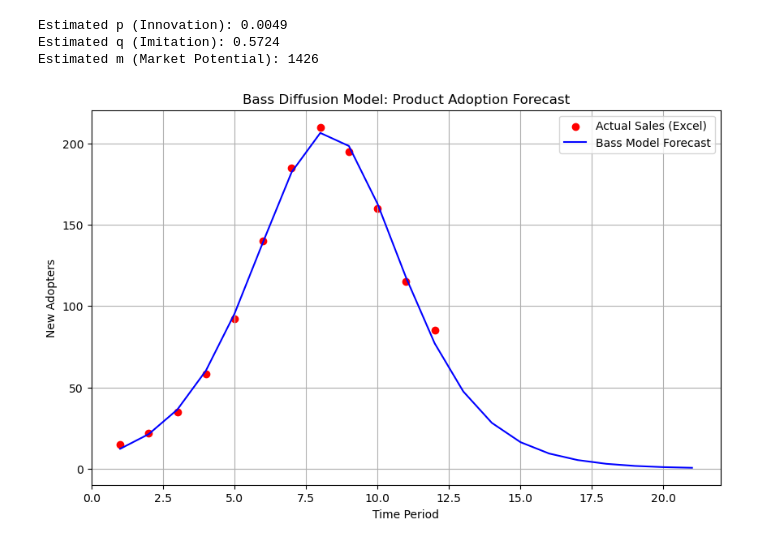
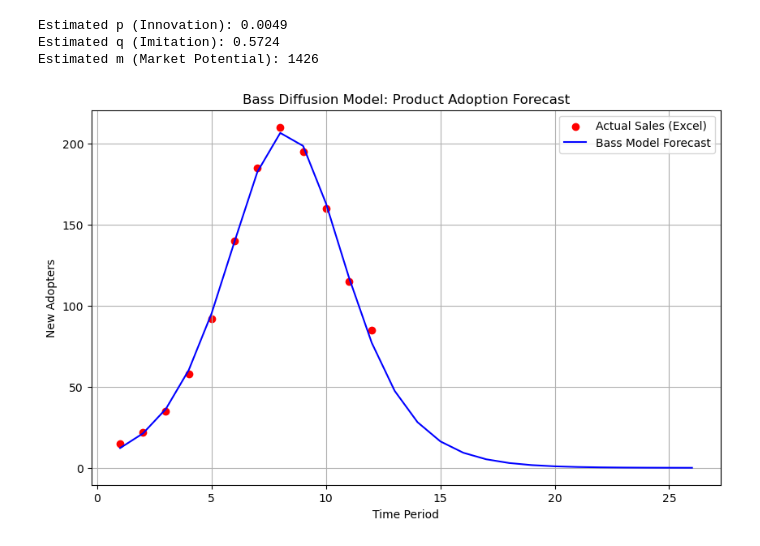
Before and after one commit to pradipk7700-cell/Mechanical-Optimization, a Jupyter notebook: Bass difusion example.ipynb, the cells around one changed output. Saved outputs shown, nothing was run; the diff lists cells and outputs as text; code cells hidden in the pictures.

```diff
--- a/Bass difusion example.ipynb
+++ b/Bass difusion example.ipynb
@@ -4,14 +4,12 @@ import numpy as np
 import matplotlib.pyplot as plt
 from scipy.optimize import curve_fit
 
-# 1. Load your data from the E: drive
-# Ensure the file is in your 'NCSU Spring '26/Python' folder
-df = pd.read_excel('sales_data.xlsx')
-actual_sales = df['Sales'].values
-t = np.arange(1, len(actual_sales) + 1)
+df = pd.read_excel('sales_data.xlsx')  # pulls data from the excel file and reads it in a variable called df
+actual_sales = df['Sales'].values # assigns values fro the column with header named 'sales' and use .values to convert it to a list of numbers
+t = np.arange(1, len(actual_sales) + 1)  # len counts the number of data points and returns 12+1 to arange, which then stops before 13
 
 # 2. Define the Bass Diffusion Function
-def bass_model(t, p, q, m):
+def bass_model(t, p, q, m): # defining variables
     """
     p: Coefficient of innovation
     q: Coefficient of imitation
@@ -21,37 +19,39 @@ def bass_model(t, p, q, m):
     A_t = m * (1 - np.exp(-(p + q) * t)) / (1 + (q / p) * np.exp(-(p + q) * t))
 
     # Non-cumulative sales S(t) is the derivative of A(t)
-    # This matches the "Sales" column in your Excel
+    # This matches the "Sales" column in Excel
     S_t = m * ( ((p + q)**2 / p) * np.exp(-(p + q) * t) ) / (1 + (q / p) * np.exp(-(p + q) * t))**2
     return S_t
 
 # 3. Fit the model to your Excel data
 # Initial guesses: p=0.03, q=0.38, m=max sales * 10
 initial_guess = [0.03, 0.38, max(actual_sales) * 5]
 
-params, covariance = curve_fit(bass_model, t, actual_sales, p0=initial_guess)
-p_fit, q_fit, m_fit = params
+params, covariance = curve_fit(bass_model, t, actual_sales, p0=initial_guess)  # params is a list containing optimized p,q and m values; covariance matrix tells how much uncertainity is there in those numbers
+# curve_fit('template', X, y, p0='starting pt'
+p_fit, q_fit, m_fit = params # this is called unpacking, it assigns the list of results to a set of simple variables
+# p_fit: internal sales drive; q_fit: External sales drive; m_fit: Max ppl who will buy
 
 print(f"Estimated p (Innovation): {p_fit:.4f}")
 print(f"Estimated q (Imitation): {q_fit:.4f}")
 print(f"Estimated m (Market Potential): {int(m_fit)}")
 
 # 4. Predict Future Sales
-t_future = np.arange(1, len(actual_sales) + 10) # Predict 10 periods ahead
-predicted_sales = bass_model(t_future, p_fit, q_fit, m_fit)
+t_future = np.arange(1, len(actual_sales) + 15) # Predict 10 periods ahead
+predicted_sales = bass_model(t_future, p_fit, q_fit, m_fit) #we recall the function, but with a longer timeline and optimized parameters
 
 # 5. Visualize Results
 plt.figure(figsize=(10, 6))
 plt.scatter(t, actual_sales, color='red', label='Actual Sales (Excel)')
 plt.plot(t_future, predicted_sales, label='Bass Model Forecast', color='blue')
 plt.title('Bass Diffusion Model: Product Adoption Forecast')
 plt.xlabel('Time Period')
 plt.ylabel('New Adopters')
 plt.legend()
 plt.grid(True)
 plt.show()
 # %% [output]
 Estimated p (Innovation): 0.0049
 Estimated q (Imitation): 0.5724
 Estimated m (Market Potential): 1426
-[figure, old version]
+[figure, new version]
```
